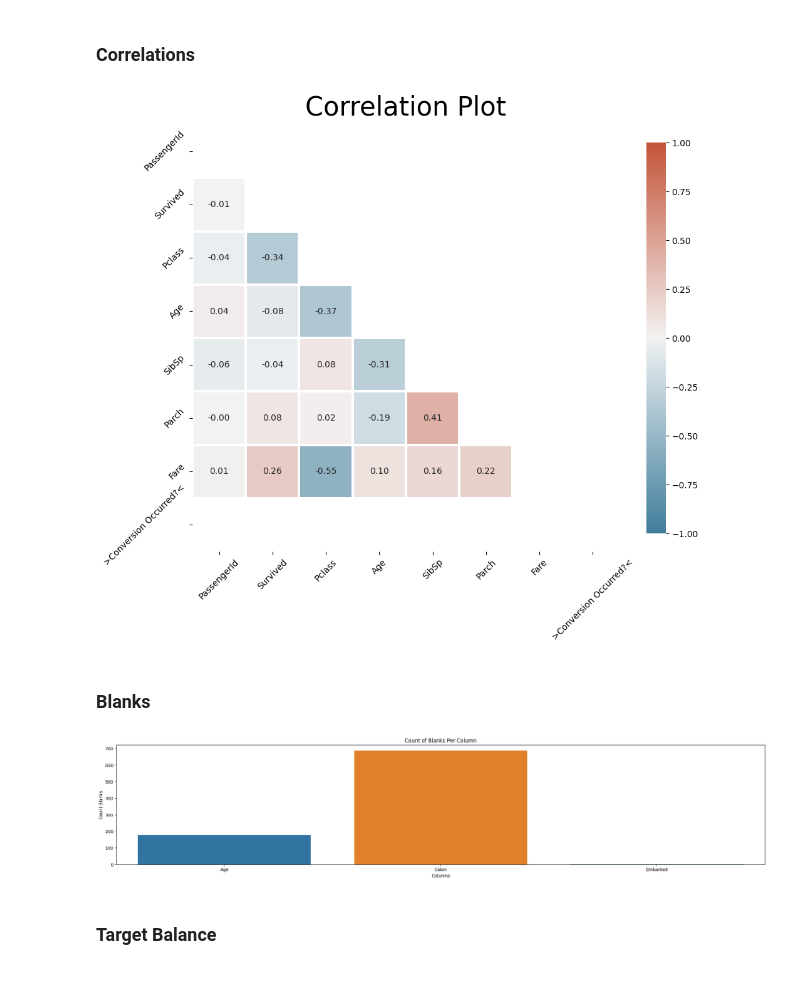
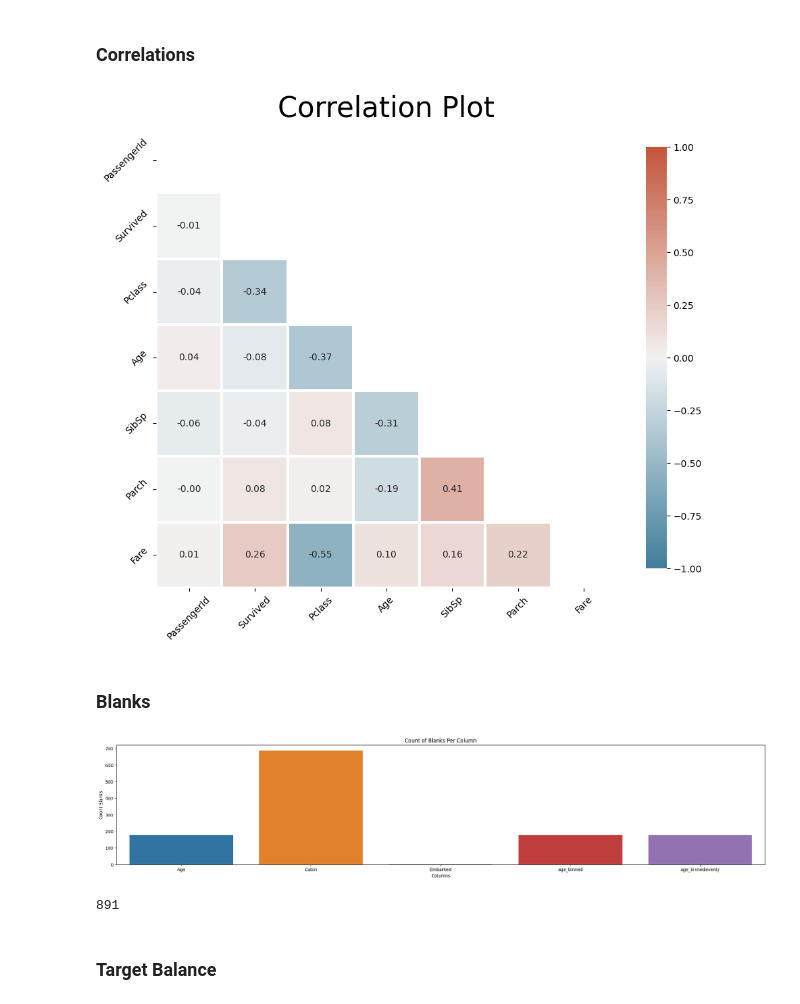
Before and after one commit to Sburi/Surviving-the-Titanic, a Jupyter notebook: main_scripts/Predicting_survival.ipynb, the cells around one changed output. Saved outputs shown, nothing was run; the diff lists cells and outputs as text; code cells hidden in the pictures.

```diff
--- a/main_scripts/Predicting_survival.ipynb
+++ b/main_scripts/Predicting_survival.ipynb
@@ -19,7 +19,7 @@ import seaborn as sns
 # %% [markdown]
 ## Load
 # %%
-dfraw = pd.read_csv(r'C:\Users\Steven Buri\OneDrive\Z_MyResources\Python\Kaggle\Titanic Predicting Survival\train.csv')
+dfraw = pd.read_csv(r'..\raw_data\train.csv')
 dfraw.head(2)
 # %% [output]
 |  | PassengerId | Survived | Pclass | Name | Sex | Age | SibSp | Parch | Ticket | Fare | ... |
@@ -48,7 +48,8 @@ class Preprocess:
         self.df = standardize.df
 
     def bin_age(self):
-        self.df['age_binned'] = pd.qcut(dfraw.Age.astype(float), q=10)
+        self.df['age_binned'] = pd.cut(dfraw.Age.astype(int), bins=5)
+        self.df['age_binnedevenly'] = pd.qcut(dfraw.Age.astype(float), q=10)
 
     def run_pipeline(self):
         self.standardize_survival()
@@ -68,19 +64,21 @@ df_preprocessed = preprocess.df
 # %% [markdown]
 ## Explore
 # %%
-explore = ExploratoryDataAnalyzer(df=dfraw, predictors=['Sex', 'Age', 'Fare'], target='Survived')
+explore = ExploratoryDataAnalyzer(df=df_preprocessed, predictors=['Sex', 'Age', 'Fare'], target='Survived')
 # %% [markdown]
 ### Correlations
 # %%
 explore.plot_correlation_matrix()
 # %% [output]
-[figure, old version]
+[figure, new version]
 # %% [markdown]
 ### Blanks
 # %%
 explore.plot_blanks_per_column()
+len(df_preprocessed)
 # %% [output]
-[figure, old version]
+[figure, new version]
+891
 # %% [markdown]
 ### Target Balance
 # %%
```
Also changed, not shown: parts of 4 cells of this notebook.
